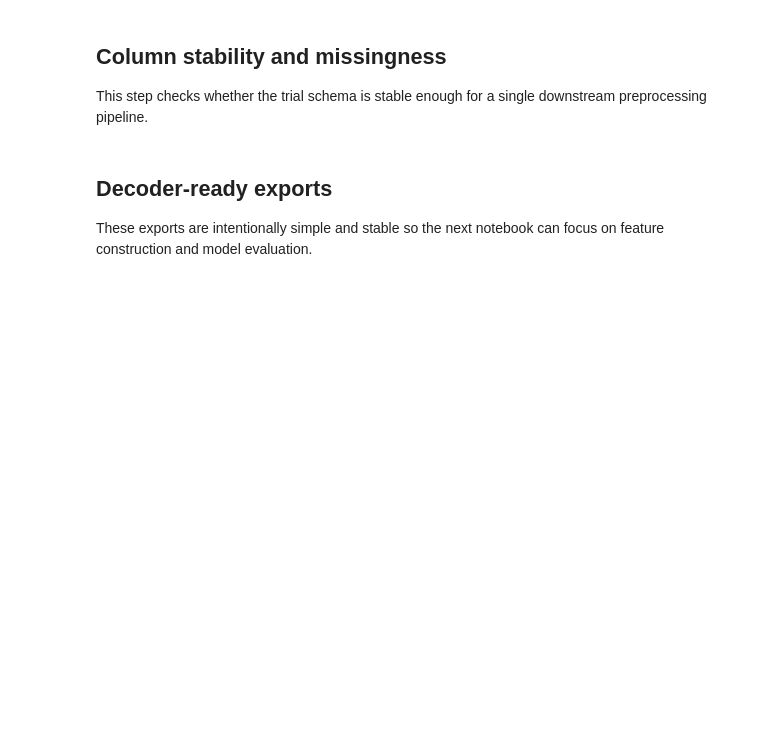
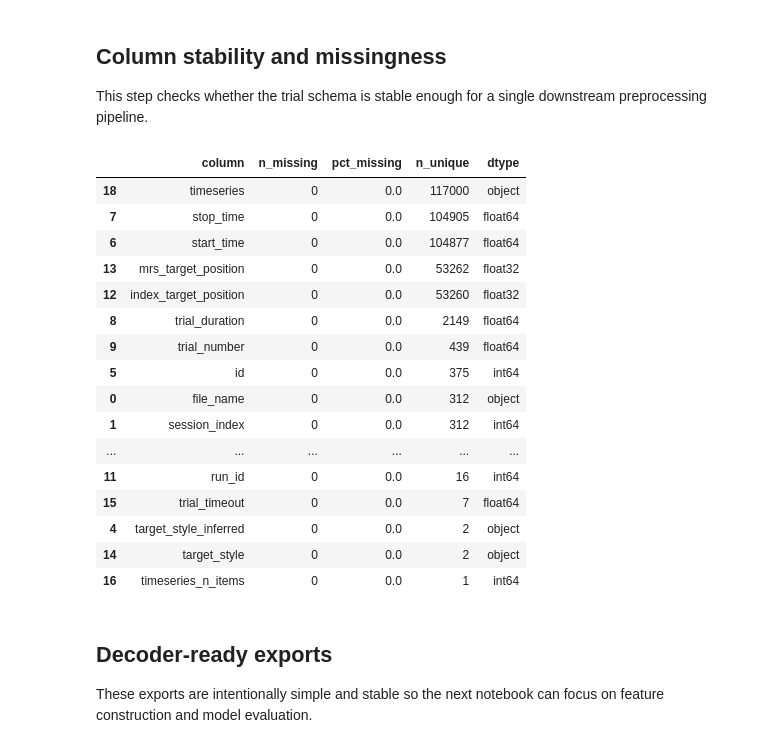
Before and after one commit to prajwal816/NeuralLink, a Jupyter notebook: 02_session_index_and_trial_catalog.ipynb, the cells around one changed output. Cells and saved outputs as stored; diff of their text form; code cells hidden in the pictures; blank space fills up the shorter version.

```diff
--- a/02_session_index_and_trial_catalog.ipynb
+++ b/02_session_index_and_trial_catalog.ipynb
@@ -407,16 +464,50 @@ plt.show()
 
 This step checks whether the trial schema is stable enough for a single downstream preprocessing pipeline.
 # %%
+def make_hashable(x):
+    if isinstance(x, list):
+        return tuple(make_hashable(i) for i in x)
+    if isinstance(x, dict):
+        return tuple(sorted((k, make_hashable(v)) for k, v in x.items()))
+    if isinstance(x, set):
+        return tuple(sorted(make_hashable(i) for i in x))
+    return x
+
+def safe_nunique(series, dropna=True):
+    s = series.dropna() if dropna else series.copy()
+    try:
+        return s.nunique(dropna=dropna)
+    except TypeError:
+        return s.map(make_hashable).nunique(dropna=dropna)
+
 trial_column_presence = pd.DataFrame({
     "column": trial_catalog_df.columns,
     "n_missing": trial_catalog_df.isna().sum().values,
     "pct_missing": (100 * trial_catalog_df.isna().mean()).round(2).values,
-    "n_unique": [trial_catalog_df[c].nunique(dropna=True) for c in trial_catalog_df.columns],
+    "n_unique": [safe_nunique(trial_catalog_df[c], dropna=True) for c in trial_catalog_df.columns],
     "dtype": trial_catalog_df.dtypes.astype(str).values,
 }).sort_values(["pct_missing", "n_unique"], ascending=[False, False])
 
 trial_column_presence.to_csv(OUT_TABLE_DIR / "trial_column_presence.csv", index=False)
 display(trial_column_presence.head(25))
+# %% [output]
+|  | column | n_missing | pct_missing | n_unique | dtype |
+| 18 | timeseries | 0 | 0.0 | 117000 | object |
+| 7 | stop_time | 0 | 0.0 | 104905 | float64 |
+| 6 | start_time | 0 | 0.0 | 104877 | float64 |
+| 13 | mrs_target_position | 0 | 0.0 | 53262 | float32 |
+| 12 | index_target_position | 0 | 0.0 | 53260 | float32 |
+| 8 | trial_duration | 0 | 0.0 | 2149 | float64 |
+| 9 | trial_number | 0 | 0.0 | 439 | float64 |
+| 5 | id | 0 | 0.0 | 375 | int64 |
+| 0 | file_name | 0 | 0.0 | 312 | object |
+| 1 | session_index | 0 | 0.0 | 312 | int64 |
+| ... | ... | ... | ... | ... | ... |
+| 11 | run_id | 0 | 0.0 | 16 | int64 |
+| 15 | trial_timeout | 0 | 0.0 | 7 | float64 |
+| 4 | target_style_inferred | 0 | 0.0 | 2 | object |
+| 14 | target_style | 0 | 0.0 | 2 | object |
+| 16 | timeseries_n_items | 0 | 0.0 | 1 | int64 |
 # %%
 core_cols = [c for c in [
     "start_time", "stop_time", "trial_duration", "trial_number", "trial_count",
```
Also changed, not shown: parts of 6 cells of this notebook.
